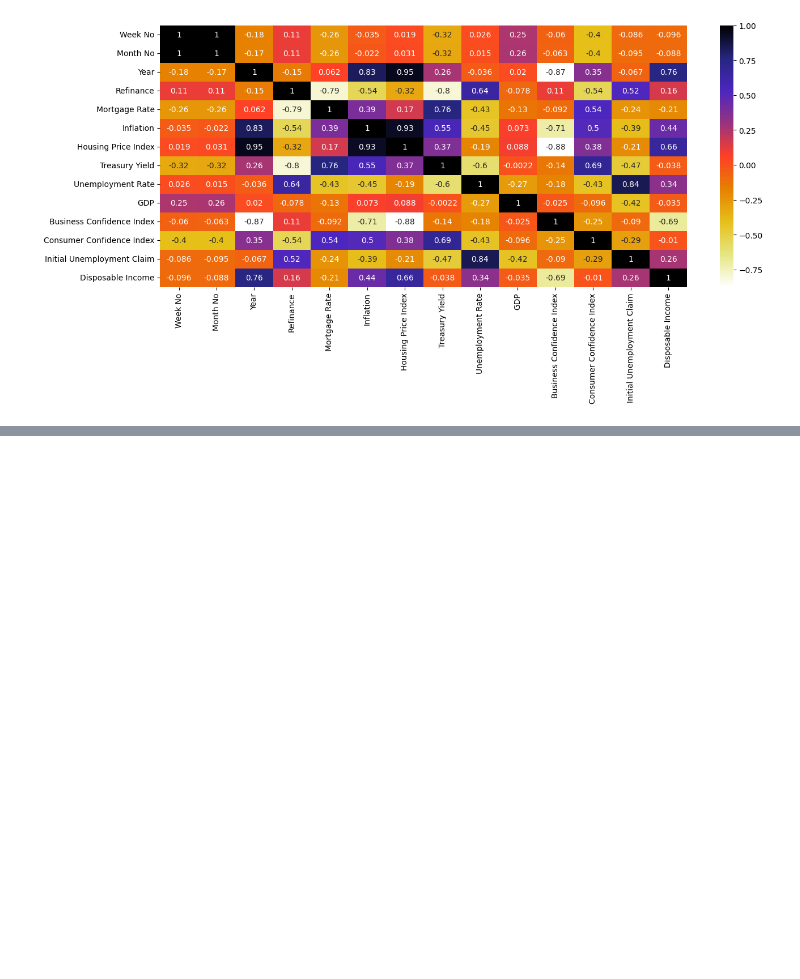
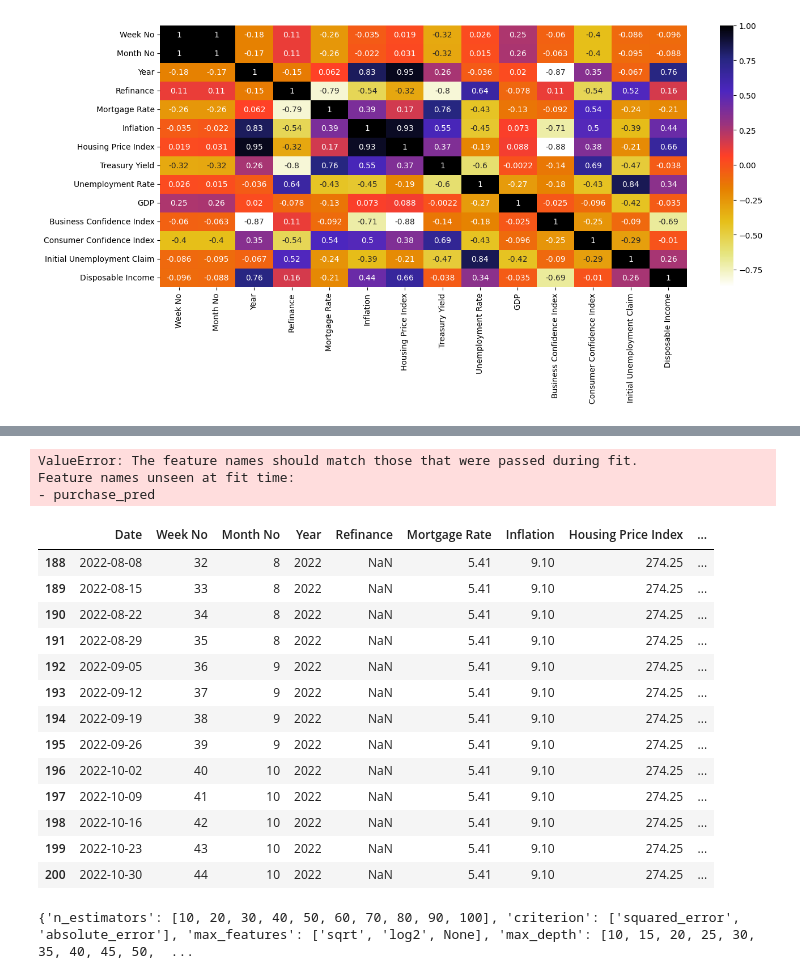
Before and after one commit to karthikeya-1508/ML_prac_files, a Jupyter notebook: Regression_Projects/Refinance_Project/Refinance_muticollinearity_Standardisation_Hyper_parameter_Tuning_LR_L1_L2_RF_XGBoost.ipynb, the cells around one changed output, grey strips where cells are left out. Saved outputs shown, nothing was run; the diff lists cells and outputs as text; code cells hidden in the pictures; blank space fills up the shorter version.

Commit message:
Training & predicting

```diff
--- a/Regression_Projects/Refinance_Project/Refinance_muticollinearity_Standardisation_Hyper_parameter_Tuning_LR_L1_L2_RF_XGBoost.ipynb
+++ b/Regression_Projects/Refinance_Project/Refinance_muticollinearity_Standardisation_Hyper_parameter_Tuning_LR_L1_L2_RF_XGBoost.ipynb
@@ -574,0 +790,4 @@ plt.show()
+# %%
+#save model to disk
+filename = 'RF_model.sav'
+pickle.dump(model,open(filename,'wb'))
@@ -574,0 +800,21 @@ plt.show()
+# %%
+#We need to drop 'Week No' and Year
+pred_data = future_data[['Month No', 'Mortgage Rate', 'Treasury Yield',
+       'Unemployment Rate', 'GDP', 'Consumer Confidence Index',
+       'Disposable Income']]
+# %%
+def predictions_on_future_data(future_data):
+    '''
+    pred_data = future_data[['Month No', 'Mortgage Rate', 'Treasury Yield',
+       'Unemployment Rate', 'GDP', 'Consumer Confidence Index',
+       'Disposable Income']]
+    '''
+    pred_data = future_data.drop(['Date','Week No','Year','Refinance'],axis=1)
+    filename = 'RF_model.sav'
+    rf_model = pickle.load(open(filename, 'rb'))
+    y_pred = rf_model.predict(pred_data)
+    print(y_pred)
+
+    future_data['Purchase_Pred'] = y_pred
+
+    return future_data
@@ -574,0 +833,23 @@ plt.show()
+# %%
+preds = predictions_on_future_data(future_data)
+# %% [output]
+ValueError: The feature names should match those that were passed during fit.
+Feature names unseen at fit time:
+- purchase_pred
+# %%
+preds
+# %% [output]
+|  | Date | Week No | Month No | Year | Refinance | Mortgage Rate | Inflation | Housing Price Index | ... |
+| 188 | 2022-08-08 | 32 | 8 | 2022 | NaN | 5.41 | 9.10 | 274.25 | ... |
+| 189 | 2022-08-15 | 33 | 8 | 2022 | NaN | 5.41 | 9.10 | 274.25 | ... |
+| 190 | 2022-08-22 | 34 | 8 | 2022 | NaN | 5.41 | 9.10 | 274.25 | ... |
+| 191 | 2022-08-29 | 35 | 8 | 2022 | NaN | 5.41 | 9.10 | 274.25 | ... |
+| 192 | 2022-09-05 | 36 | 9 | 2022 | NaN | 5.41 | 9.10 | 274.25 | ... |
+| 193 | 2022-09-12 | 37 | 9 | 2022 | NaN | 5.41 | 9.10 | 274.25 | ... |
+| 194 | 2022-09-19 | 38 | 9 | 2022 | NaN | 5.41 | 9.10 | 274.25 | ... |
+| 195 | 2022-09-26 | 39 | 9 | 2022 | NaN | 5.41 | 9.10 | 274.25 | ... |
+| 196 | 2022-10-02 | 40 | 10 | 2022 | NaN | 5.41 | 9.10 | 274.25 | ... |
+| 197 | 2022-10-09 | 41 | 10 | 2022 | NaN | 5.41 | 9.10 | 274.25 | ... |
+| 198 | 2022-10-16 | 42 | 10 | 2022 | NaN | 5.41 | 9.10 | 274.25 | ... |
+| 199 | 2022-10-23 | 43 | 10 | 2022 | NaN | 5.41 | 9.10 | 274.25 | ... |
+| 200 | 2022-10-30 | 44 | 10 | 2022 | NaN | 5.41 | 9.10 | 274.25 | ... |
@@ -574,0 +858,20 @@ plt.show()
+# %%
+n_estimators = [ int(x) for x in np.linspace(start = 10, stop = 100, num = 10)]
+max_features = ['sqrt', 'log2', None]
+max_depth = [int(x) for x in np.linspace(10,60,11)]
+max_depth.append(None)
+min_samples_split = [2,4,6]
+min_samples_leaf = [2,4,6]
+bootstrap = [True, False]
+criterion = ['squared_error','absolute_error']
+
+param_grid = {'n_estimators': n_estimators,
+              'criterion': criterion,
+              'max_features': max_features,
+              'max_depth': max_depth,
+              'min_samples_split': min_samples_split,
+              'min_samples_leaf': min_samples_leaf,
+              'bootstrap': bootstrap}
+print(param_grid)
+# %% [output]
+{'n_estimators': [10, 20, 30, 40, 50, 60, 70, 80, 90, 100], 'criterion': ['squared_error', 'absolute_error'], 'max_features': ['sqrt', 'log2', None], 'max_depth': [10, 15, 20, 25, 30, 35, 40, 45, 50,  ...
```
Also changed, not shown: parts of 49 cells of this notebook, 1 other file.
